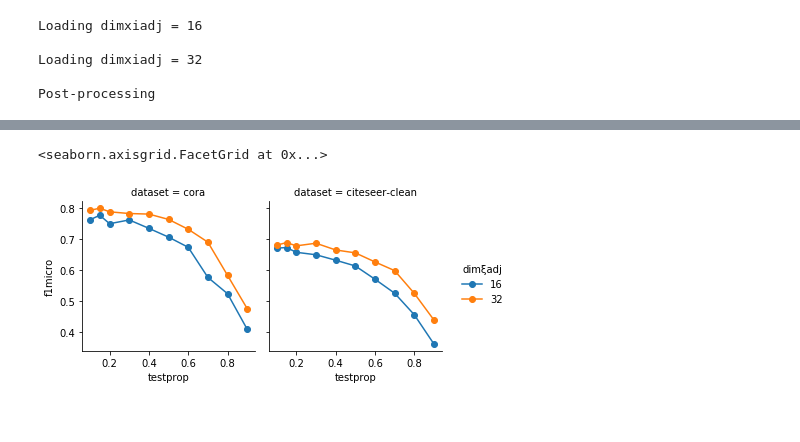
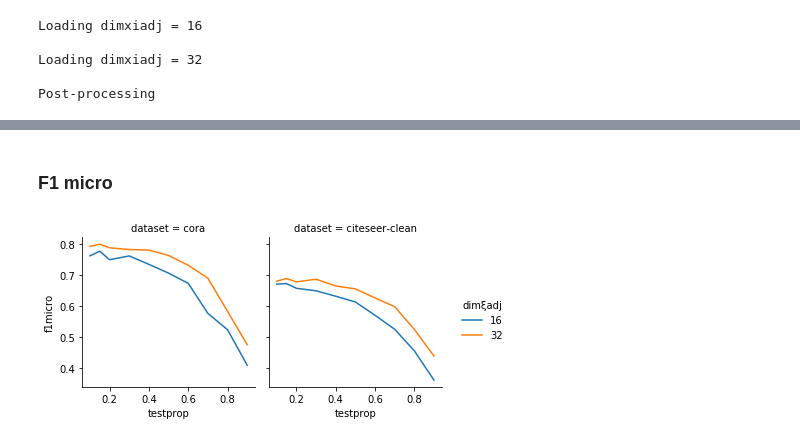
Before and after one commit to ixxi-dante/an2vec, a Jupyter notebook: julia/nc-lp-several_testprops-several_dimxieach.ipynb, the cells around one changed output, grey strips where cells are left out. Cells and saved outputs as stored; diff of their text form; code cells hidden in the pictures.

Commit message:
feat/benchmarks: update results figures

```diff
--- a/julia/nc-lp-several_testprops-several_dimxieach.ipynb
+++ b/julia/nc-lp-several_testprops-several_dimxieach.ipynb
@@ -9,11 +9,11 @@ import pandas as pd
 import matplotlib.pyplot as plt
 import seaborn as sb
 # %%
-threshold = 100
+threshold = 10
 
 filepaths = {
     8: '../data/behaviour/gae-benchmarks/git=15257d5eec-dataset=cora,citeseer-clean-testprop=0.15,0.1:0.1:0.9-testtype=nodes,edges-diml1enc=32-diml1dec=32-dimxiadj=8-dimxifeat=8-overlap=0,4,8-bias=false-sharedl1=false-decadjdeep=true,false-nepochs=200-nsamples=10.csv.gz',
-    #16: '../data/behaviour/gae-benchmarks/git=15257d5eec-dataset=cora,citeseer-clean,pubmed-testprop=0.15,0.1:0.1:0.9-testtype=nodes,edges-diml1enc=32-diml1dec=32-dimxiadj=16-dimxifeat=16-overlap=0,8,16-bias=false-sharedl1=false-decadjdeep=true,false-nepochs=200-nsamples=10.csv.gz',
+    16: '../data/behaviour/gae-benchmarks/git=15257d5eec-dataset=cora,citeseer-clean,pubmed-testprop=0.15,0.1:0.1:0.9-testtype=nodes,edges-diml1enc=32-diml1dec=32-dimxiadj=16-dimxifeat=16-overlap=0,8,16-bias=false-sharedl1=false-decadjdeep=true,false-nepochs=200-nsamples=10.csv.gz',
     24: '../data/behaviour/gae-benchmarks/git=15257d5eec-dataset=cora,citeseer-clean-testprop=0.15,0.1:0.1:0.9-testtype=nodes,edges-diml1enc=32-diml1dec=32-dimxiadj=24-dimxifeat=24-overlap=0,8,16,24-bias=false-sharedl1=false-decadjdeep=true,false-nepochs=200-nsamples=10.csv.gz',
     32: '../data/behaviour/gae-benchmarks/git=15257d5eec-dataset=cora,citeseer-clean-testprop=0.15,0.1:0.1:0.9-testtype=nodes,edges-diml1enc=32-diml1dec=32-dimxiadj=32-dimxifeat=32-overlap=0,8,16,24,32-bias=false-sharedl1=false-decadjdeep=true,false-nepochs=200-nsamples=10.csv.gz'
 }
@@ -217,8 +216,8 @@ for dataset in datasets:
 # GraphSAGE results
 # %%
 gs_filepaths = {
-    16: '../data/behaviour/gae-benchmarks/graphsage-git=15257d5eec-dataset=cora,citeseer-clean-testprop=0.15,0.1:0.1:0.9-diml1enc=32-dimxiadj=16-bias=false-nepochs=4-nsamples=10.csv',
-    32: '../data/behaviour/gae-benchmarks/graphsage-git=15257d5eec-dataset=cora,citeseer-clean-testprop=0.15,0.1:0.1:0.9-diml1enc=64-dimxiadj=32-bias=false-nepochs=4-nsamples=10.csv',
+    16: '../data/behaviour/gae-benchmarks/graphsage-git=f31b6c5296-dataset=cora,citeseer-clean,pubmed-testtype=nodes,edges-testprop=0.15,0.1:0.1:0.9-diml1enc=32-dimxiadj=16-bias=false-nepochs=4-nsamples=10.csv',
+    32: '../data/behaviour/gae-benchmarks/graphsage-git=f31b6c5296-dataset=cora,citeseer-clean,pubmed-testtype=nodes,edges-testprop=0.15,0.1:0.1:0.9-diml1enc=64-dimxiadj=32-bias=false-nepochs=4-nsamples=10.csv',
 }
 
 gs_results = {}
@@ -233,13 +232,26 @@ for dimξadj, filepath in gs_filepaths.items():
 gs_results = pd.concat(gs_results, ignore_index=True)
 
 print('Post-processing')
+def make_score_matcher(pattern):
+    def _matcher(s):
+        m = re.search(pattern, s)
+        if m is None:
+            return np.nan
+        else:
+            return float(m.groups()[0])
+    return _matcher
+# F scores
 fscore_error_msg = 'F-score is ill-defined and being set to 0.0 in labels with no predicted samples'
 gs_results['f1score_warning'] = gs_results.Stderr.map(lambda s: s.find(fscore_error_msg) != -1)
 for f1score in ['f1macro', 'f1micro']:
-    f1pattern = re.compile(r'{}=(0\.[0-9]+)'.format(f1score))
-    gs_results[f1score] = gs_results.Stdout.map(lambda s: float(re.search(f1pattern, s).groups()[0]))
-gs_results = gs_results[['dataset', 'dimξadj', 'tp', 'sample', 'f1score_warning', 'f1macro', 'f1micro']]
-gs_results.rename(columns={'tp': 'testprop'}, inplace=True)
+    pattern = re.compile(r'{}=(0\.[0-9]+)'.format(f1score))
+    gs_results[f1score] = gs_results.Stdout.map(make_score_matcher(pattern))
+# AUC/AP
+for edgescore in ['roc_auc', 'ap']:
+    pattern = re.compile(r'{}=(0\.[0-9]+)'.format(edgescore))
+    gs_results[edgescore] = gs_results.Stdout.map(make_score_matcher(pattern))
+gs_results = gs_results[['dataset', 'dimξadj', 'tt', 'tp', 'sample', 'f1score_warning', 'f1macro', 'f1micro', 'roc_auc', 'ap']]
+gs_results.rename(columns={'tt': 'testtype', 'tp': 'testprop'}, inplace=True)
 # %% [output]
 Loading dimxiadj = 16
 
@@ -247,5 +259,5 @@ Loading dimxiadj = 32
 
 Post-processing
 # %%
-gs_averages = gs_results.groupby(['dataset', 'dimξadj', 'testprop']).mean().reset_index()
-gs_stds = gs_results.groupby(['dataset', 'dimξadj', 'testprop']).std().reset_index()
+gs_averages = gs_results.groupby(['dataset', 'dimξadj', 'testtype', 'testprop']).mean().reset_index()
+gs_stds = gs_results.groupby(['dataset', 'dimξadj', 'testtype', 'testprop']).std().reset_index()
@@ -252,12 +322,18 @@ gs_stds = gs_results.groupby(['dataset', 'dimξadj', 'testprop']).std().reset_in
+# %% [markdown]
+### F1 micro
 # %%
 metric = 'f1micro'
+testtype = 'nodes'
 
-g = sb.FacetGrid(data=gs_averages,
+g = sb.FacetGrid(data=gs_averages[gs_averages.testtype == testtype],
                  col='dataset', col_order=['cora', 'citeseer-clean'],#, 'pubmed'],
                  hue='dimξadj',
                  sharey=True, margin_titles=True)
-g.map(plt.plot, 'testprop', metric, marker='o')
+g.map(plt.plot, 'testprop', metric)
 g.add_legend()
+
+g.fig.savefig('../data/ans-mlg/graphsage-{testtype}-dataset=all-metric={metric}.pdf'
+              .format(testtype=testtype, metric=metric),
+              bbox_inches='tight')
 # %% [output]
-<seaborn.axisgrid.FacetGrid at 0x...>
-[figure, old version]
+[figure, new version]
```
Also changed, not shown: parts of 18 cells of this notebook, 16 other files.
